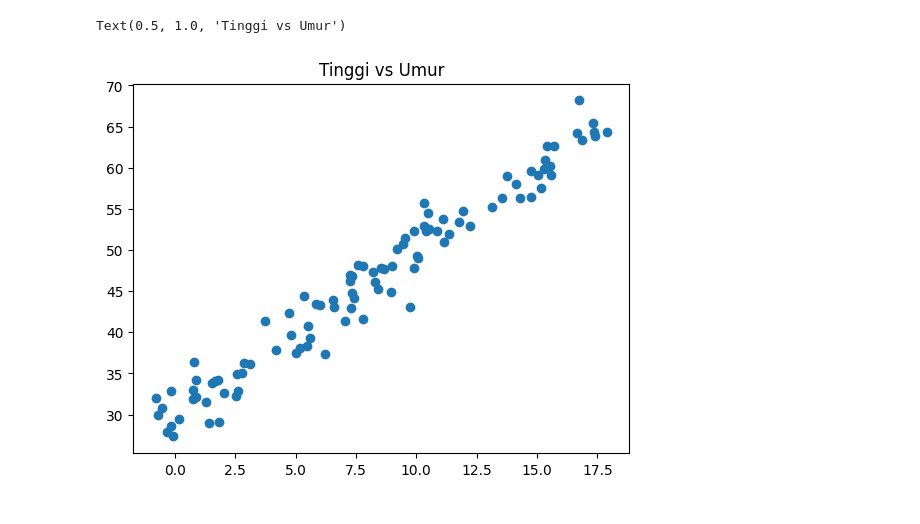
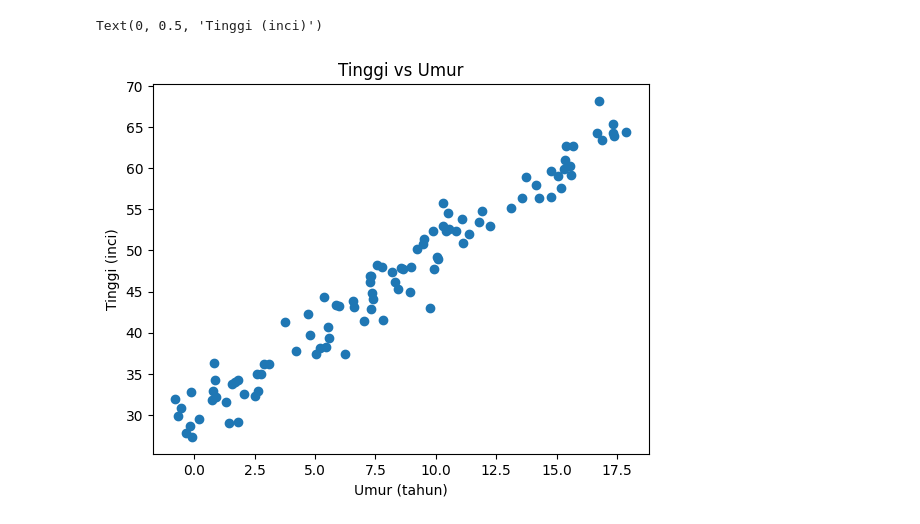
Before and after one commit to Rexhark/Deep-Learning, a Jupyter notebook: Neural_Network_Sederhana.ipynb, the cells around one changed output. Cells and saved outputs as stored; diff of their text form; code cells hidden in the pictures.

```diff
--- a/Neural_Network_Sederhana.ipynb
+++ b/Neural_Network_Sederhana.ipynb
@@ -108,11 +42,13 @@ chart
 # %%
 umur = data['Age']
 tinggi = data['Height']
 plt.scatter(umur, tinggi)
 plt.title('Tinggi vs Umur')
+plt.xlabel('Umur (tahun)')
+plt.ylabel('Tinggi (inci)')
 # %% [output]
-Text(0.5, 1.0, 'Tinggi vs Umur')
+Text(0, 0.5, 'Tinggi (inci)')
-[figure, old version]
+[figure, new version]
 # %%
 model = tf.keras.Sequential()
 model.add(tf.keras.layers.Dense(8, input_shape=(1,), activation='relu'))
```
Also changed, not shown: parts of 5 cells of this notebook.
